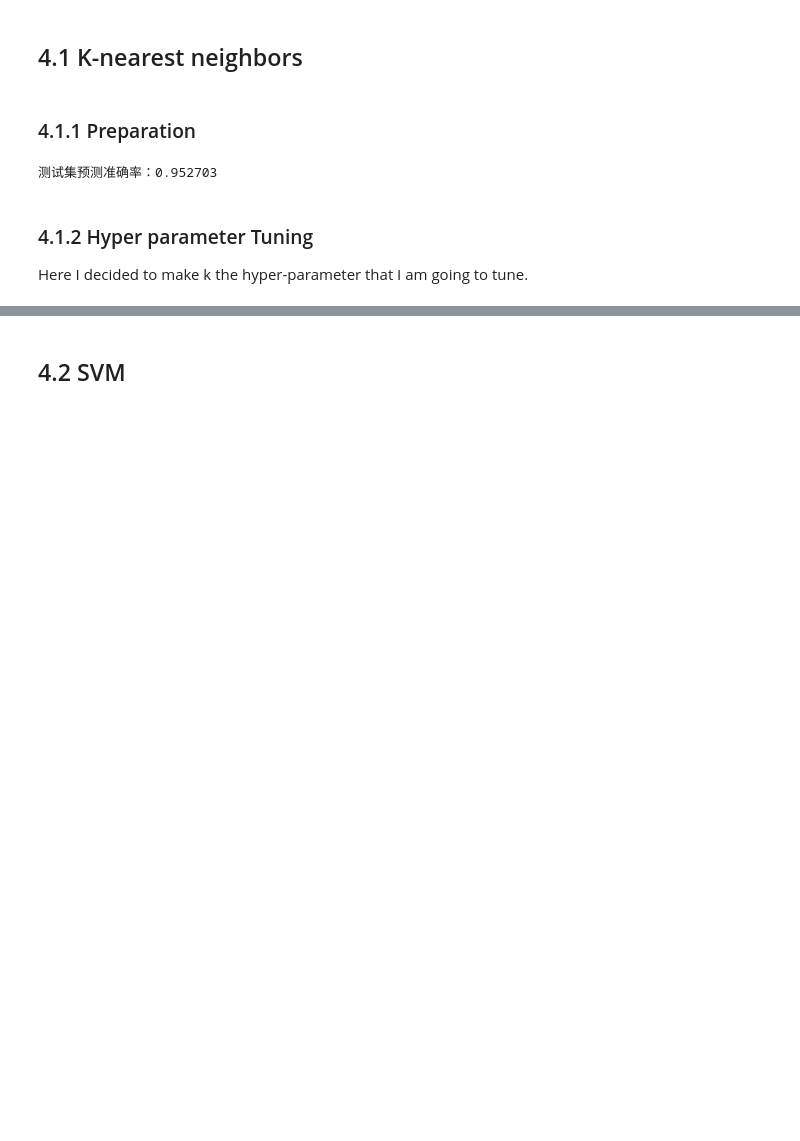
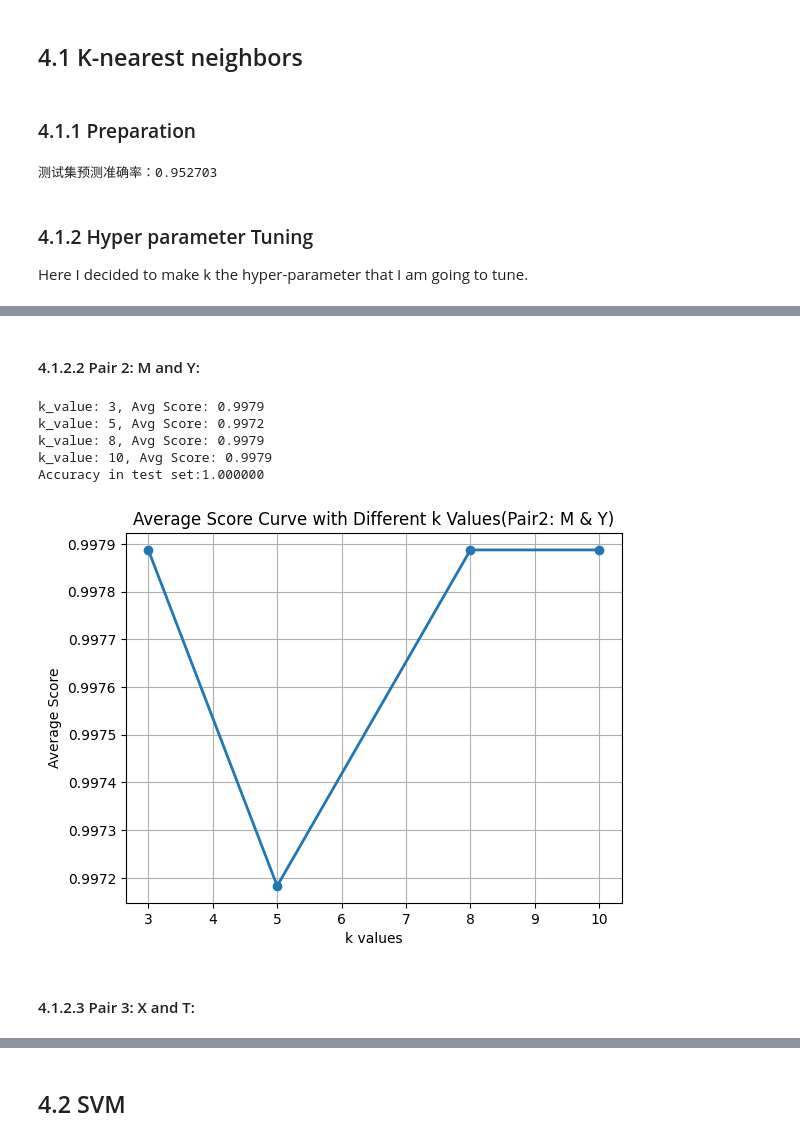
Before and after one commit to TimothiTsui/Programming-Session-2, a Jupyter notebook: LetterRecog.ipynb, the cells around one changed output, grey strips where cells are left out. Saved outputs shown, nothing was run; the diff lists cells and outputs as text; code cells hidden in the pictures; blank space fills up the shorter version.

```diff
--- a/LetterRecog.ipynb
+++ b/LetterRecog.ipynb
@@ -42,6 +39,14 @@ HK_y_test = HK_y_test.reset_index(drop=True)
 MY = raw_data[raw_data['lettr'].isin(['M', 'Y'])]
 MY = MY.reset_index(drop=True)
 MY_X_train, MY_X_test, MY_y_train, MY_y_test = train_test_split(MY.drop('lettr', axis=1), MY['lettr'], test_size=0.1, random_state=514)
+
+MY_X_train = MY_X_train.reset_index(drop=True)
+
+MY_X_test = MY_X_test.reset_index(drop=True)
+
+MY_y_train = MY_y_train.reset_index(drop=True)
+
+MY_y_test = MY_y_test.reset_index(drop=True)
 # %% [markdown]
 ## 3.3 Pair 3: X and T;
 # %%
@@ -187,0 +279,70 @@ KeyboardInterrupt:
+# %% [markdown]
+#### 4.1.2.2 Pair 2: M and Y:
+# %%
+
+# Shuffle the data
+indices = np.random.permutation(len(MY_X_train))
+
+# Divide the data into k-folds
+fold_size = len(MY_X_train) // k
+folds = [(i * fold_size, (i + 1) * fold_size) for i in range(k)]
+folds[-1] = (folds[-1][0], len(MY_X_train))
+# Perform hyperparameter tuning for each fold
+scores = []
+for i in range(k):
+    # Split the data into training and validation sets
+    validation_indices = list(range(folds[i][0], folds[i][1]))
+    training_indices = list(set(indices) - set(validation_indices))
+    training_features = MY_X_train.iloc[training_indices]
+    training_labels = MY_y_train.iloc[training_indices]
+    validation_features = MY_X_train.iloc[validation_indices]
+    validation_labels = MY_y_train.iloc[validation_indices]
+
+    # Train and evaluate the model for each k value
+    for k_val in k_values:
+        # Create a KNearestNeighbor model
+        knn = KNearestNeighbor(k=k_val)
+
+        # Train the model on the training set
+        knn.train(training_features.reset_index(drop=True), training_labels.reset_index(drop=True))
+
+        # Evaluate the model on the validation set and record the score
+        y_pred = knn.predict(validation_features)
+        score = np.mean(y_pred == validation_labels)
+        scores.append(score)
+
+# Compute the average score across all folds for each k value
+avg_scores = []
+for i in range(len(k_values)):
+    k_scores = scores[i::len(k_values)]
+    avg_score = np.mean(k_scores)
+    avg_scores.append(avg_score)
+    print("k_value: {}, Avg Score: {:.4f}".format(k_values[i], avg_score))
+
+
+# Find the best k value and train the final model on the entire training set
+best_k = k_values[np.argmax(avg_scores)]
+final_knn = KNearestNeighbor(k=best_k)
+final_knn.train(MY_X_train, MY_y_train)
+
+# Evaluate the final model on the test set
+y_pred = final_knn.predict(MY_X_test)
+acc = np.mean(y_pred == MY_y_test)
+print('Accuracy in test set:%f' % acc)
+
+# Plot the average score curve with different k values
+plt.plot(k_values, avg_scores, marker='o', linestyle='-', linewidth=2)
+plt.xlabel('k values')
+plt.ylabel('Average Score')
+plt.title('Average Score Curve with Different k Values(Pair2: M & Y)')
+plt.grid(True)
+plt.show()
+# %% [output]
+k_value: 3, Avg Score: 0.9979
+k_value: 5, Avg Score: 0.9972
+k_value: 8, Avg Score: 0.9979
+k_value: 10, Avg Score: 0.9979
+Accuracy in test set:1.000000
+[figure, added]
+# %% [markdown]
+#### 4.1.2.3 Pair 3: X and T:
```
Also changed, not shown: parts of 101 cells of this notebook, 19 other files.
